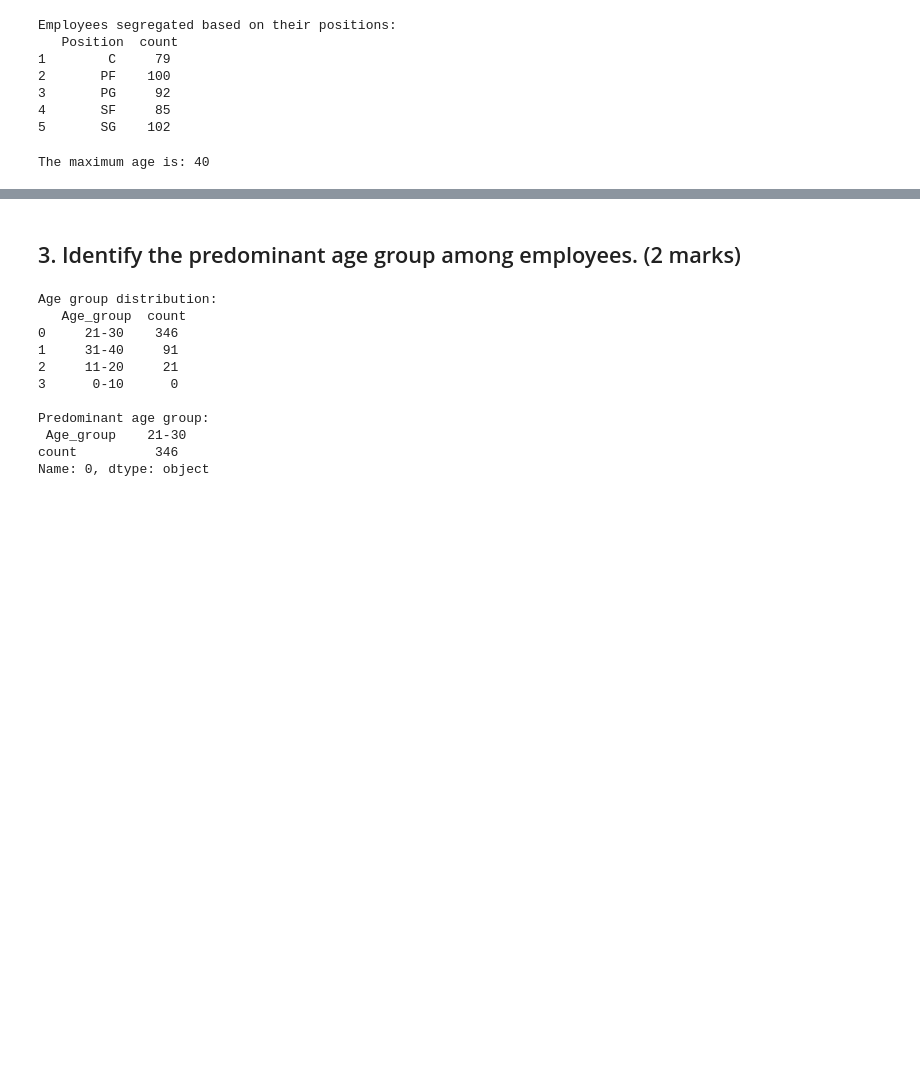
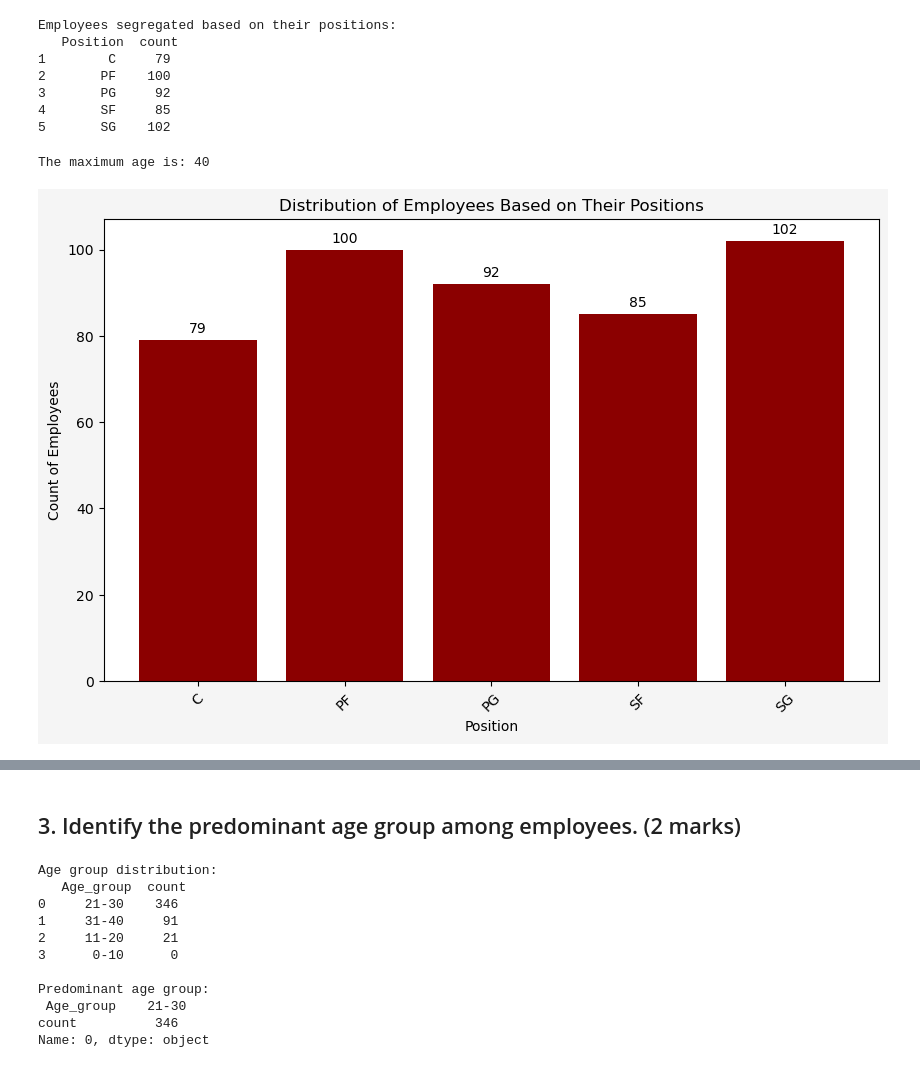
Before and after one commit to RVM41/PYTHON, a Jupyter notebook: Module-4_Python_Module_End_Project/Module 4_Python _Project.ipynb, the cells around one changed output, grey strips where cells are left out. Cells and saved outputs as stored; diff of their text form; code cells hidden in the pictures; blank space fills up the shorter version.

```diff
--- a/Module-4_Python_Module_End_Project/Module 4_Python _Project.ipynb
+++ b/Module-4_Python_Module_End_Project/Module 4_Python _Project.ipynb
@@ -350,3 +394,34 @@ max_age = data['Age'].max()
 print("The maximum age is:", max_age)
 # %% [output]
 The maximum age is: 40
+# %%
+import matplotlib.pyplot as plt
+
+# Sample data
+positions = ['C', 'PF', 'PG', 'SF', 'SG']
+counts = [79, 100, 92, 85, 102]
+
+# Define colors
+background_color = '#f5f5f5'
+bar_color = '#8b0000'
+
+# Set the background color
+plt.figure(figsize=(10, 6), facecolor=background_color)
+bars = plt.bar(positions, counts, color=bar_color)
+
+# Add labels and title
+plt.xlabel('Position')
+plt.ylabel('Count of Employees')
+plt.title('Distribution of Employees Based on Their Positions', color='black')
+plt.xticks(rotation=45, color='black')
+plt.yticks(color='black')
+
+# Add text on top of each bar
+for bar in bars:
+    yval = bar.get_height()
+    plt.text(bar.get_x() + bar.get_width() / 2, yval + 1, int(yval), ha='center', va='bottom', color='black')
+
+# Show the plot
+plt.show()
+# %% [output]
+[figure, added]
```
Also changed, not shown: parts of 30 cells of this notebook.
